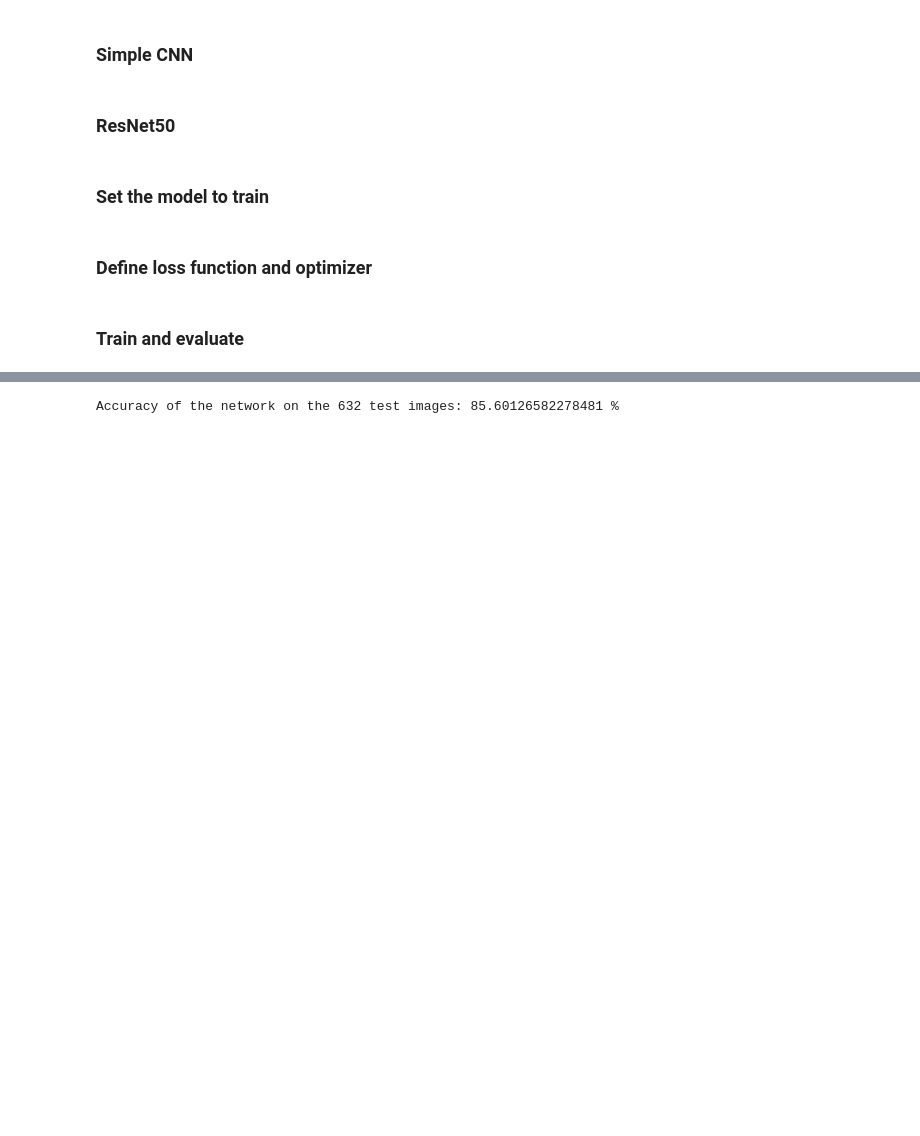
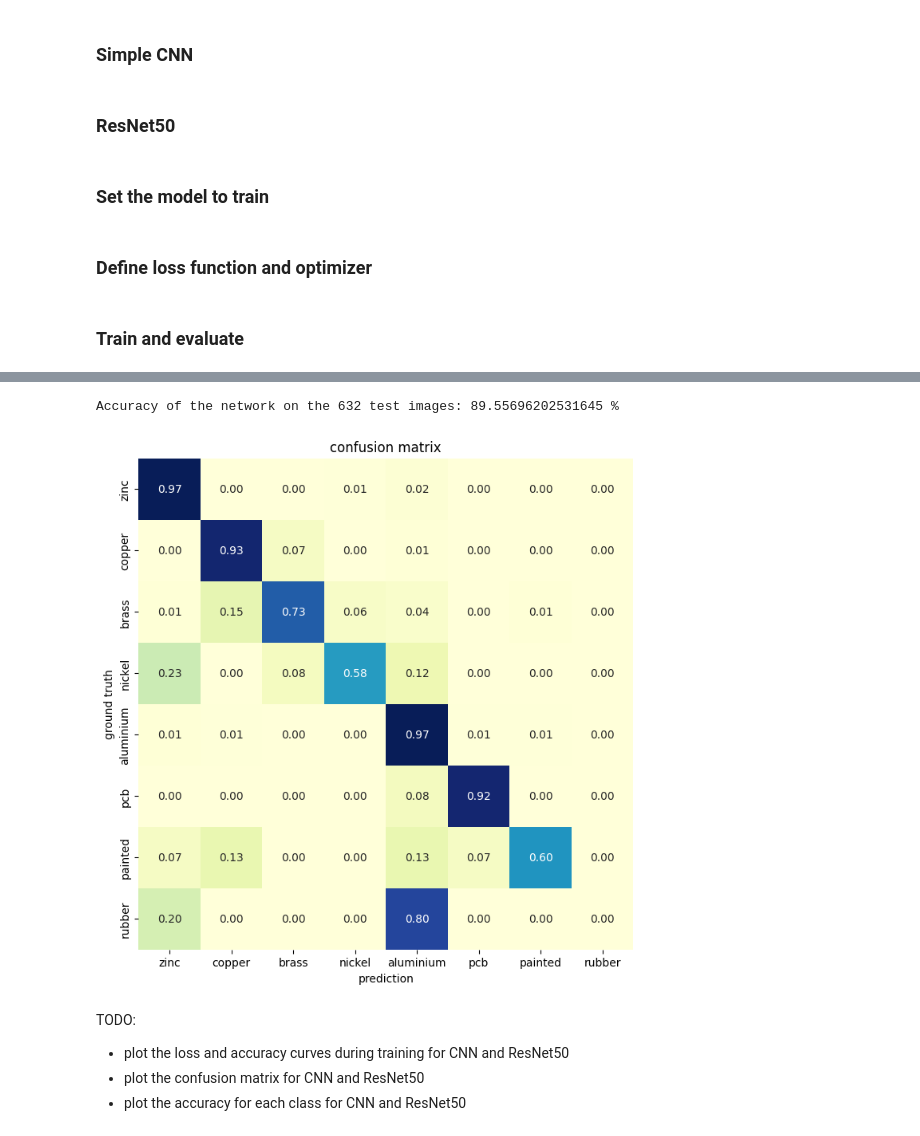
Before and after one commit to lambi702/DL-Pick_it, a Jupyter notebook: pick-it.ipynb, the cells around one changed output, grey strips where cells are left out. Saved outputs shown, nothing was run; the diff lists cells and outputs as text; code cells hidden in the pictures; blank space fills up the shorter version.

```diff
--- a/pick-it.ipynb
+++ b/pick-it.ipynb
@@ -235,16 +258,20 @@ class CNN(nn.Module):
 # %% [markdown]
 ### ResNet50
 # %%
-def our_ResNet50(weights = ResNet50_Weights.DEFAULT, input_chanels = 11, nb_cat = 8):
-    res_net = resnet50(weights=weights)
-    res_net.fc = nn.Linear(in_features = 2048 , out_features = nb_cat,bias=True)
-    res_net.conv1 = nn.Conv2d(input_chanels, 64, kernel_size=7, stride=2, padding=3,bias=False)
-    return res_net
+class our_ResNet50(nn.Module):
+    def __init__(self,weights = ResNet50_Weights.DEFAULT, input_chanels = 11, nb_cat = 8):
+        super().__init__()
+        self.res_net = resnet50(weights=weights)
+        self.res_net.conv1 = nn.Conv2d(input_chanels, 64, kernel_size=7, stride=2, padding=3,bias=False)
+        self.res_net.fc = nn.Linear(in_features = 2048 , out_features = nb_cat,bias=True)
+    def forward(self, x):
+        x = self.res_net.forward(x)
+        return x
 # %% [markdown]
 ### Set the model to train
 # %%
-net = our_ResNet50
-net = CNN()
+net, name= our_ResNet50(), "resnet50"
+#net, name = CNN(), "CNN"
 # %% [markdown]
 ### Define loss function and optimizer
 # %%
@@ -300,17 +319,37 @@ KeyboardInterrupt:
 # %%
 correct = 0
 total = 0
+ground_truth = []
+prediction = []
 # since we're not training, we don't need to calculate the gradients for our outputs
 with torch.no_grad():
     for data in testloader:
         images, labels = data["data"].to(device), data["label"].to(device)
-        # calculate outputs by running images through the network
-        outputs = net(images)
-        # the class with the highest energy is what we choose as prediction
+        outputs = net(images).to(device)
         _, predicted = torch.max(outputs.data, 1)
+        ground_truth.append(labels)
+        prediction.append(predicted)
         total += labels.size(0)
         correct += (predicted == labels).sum().item()
 
 print(f'Accuracy of the network on the {len(testloader)*batch_size} test images: {100 * correct / total} %')
 # %% [output]
-Accuracy of the network on the 632 test images: 85.60126582278481 %
+Accuracy of the network on the 632 test images: 89.55696202531645 %
+# %%
+from sklearn.metrics import confusion_matrix
+import seaborn as sns
+
+plt.figure(figsize=(8,8))
+conf = confusion_matrix(torch.cat(ground_truth).cpu(),torch.cat(prediction).cpu(),normalize="true")
+sns.heatmap(conf, annot=True ,cmap="YlGnBu", fmt=".2f", xticklabels=classes, yticklabels=classes, cbar=False)
+plt.xlabel("prediction")
+plt.ylabel("ground truth")
+plt.title("confusion matrix")
+plt.show()
+# %% [output]
+[figure, added]
+# %% [markdown]
+TODO:
+- plot the loss and accuracy curves during training for CNN and ResNet50
+- plot the confusion matrix for CNN and ResNet50
+- plot the accuracy for each class for CNN and ResNet50
```
Also changed, not shown: parts of 8 cells of this notebook, 2 other files.
